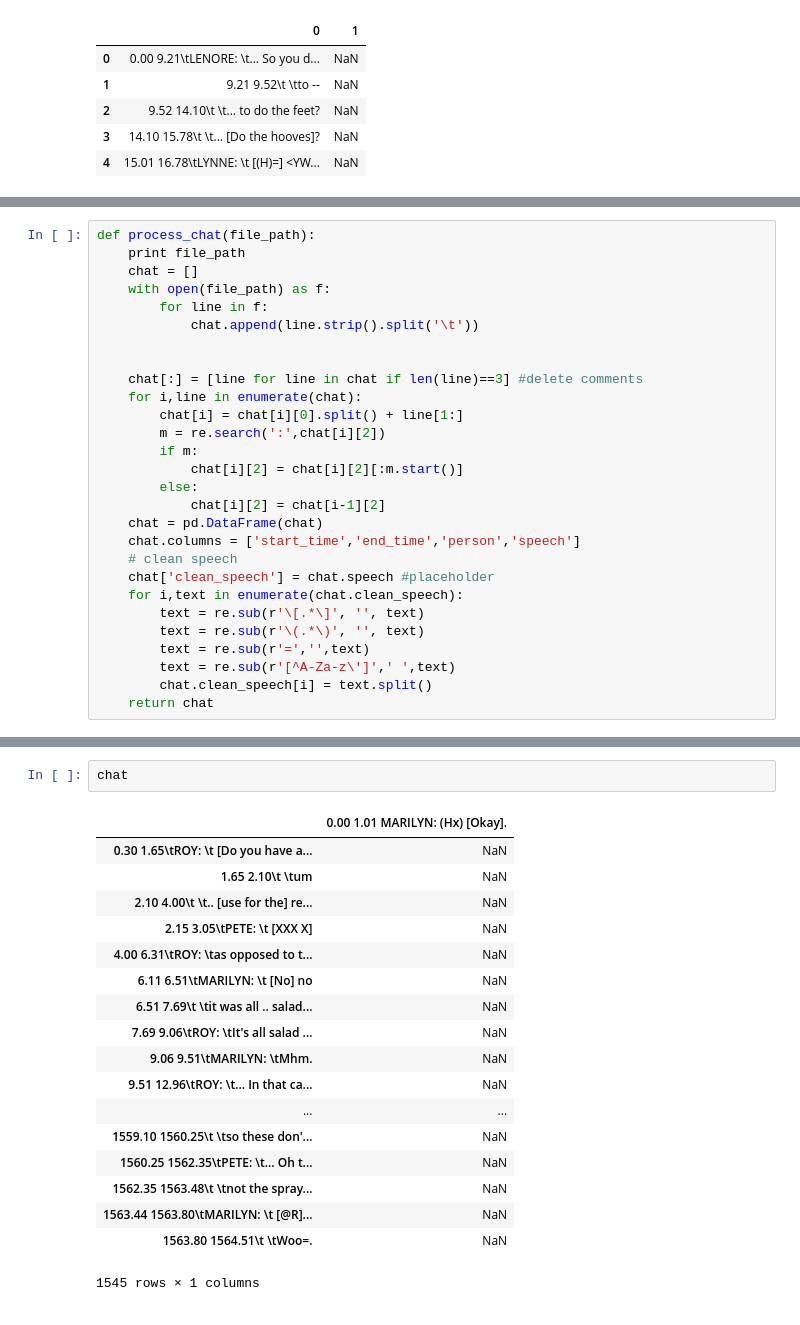
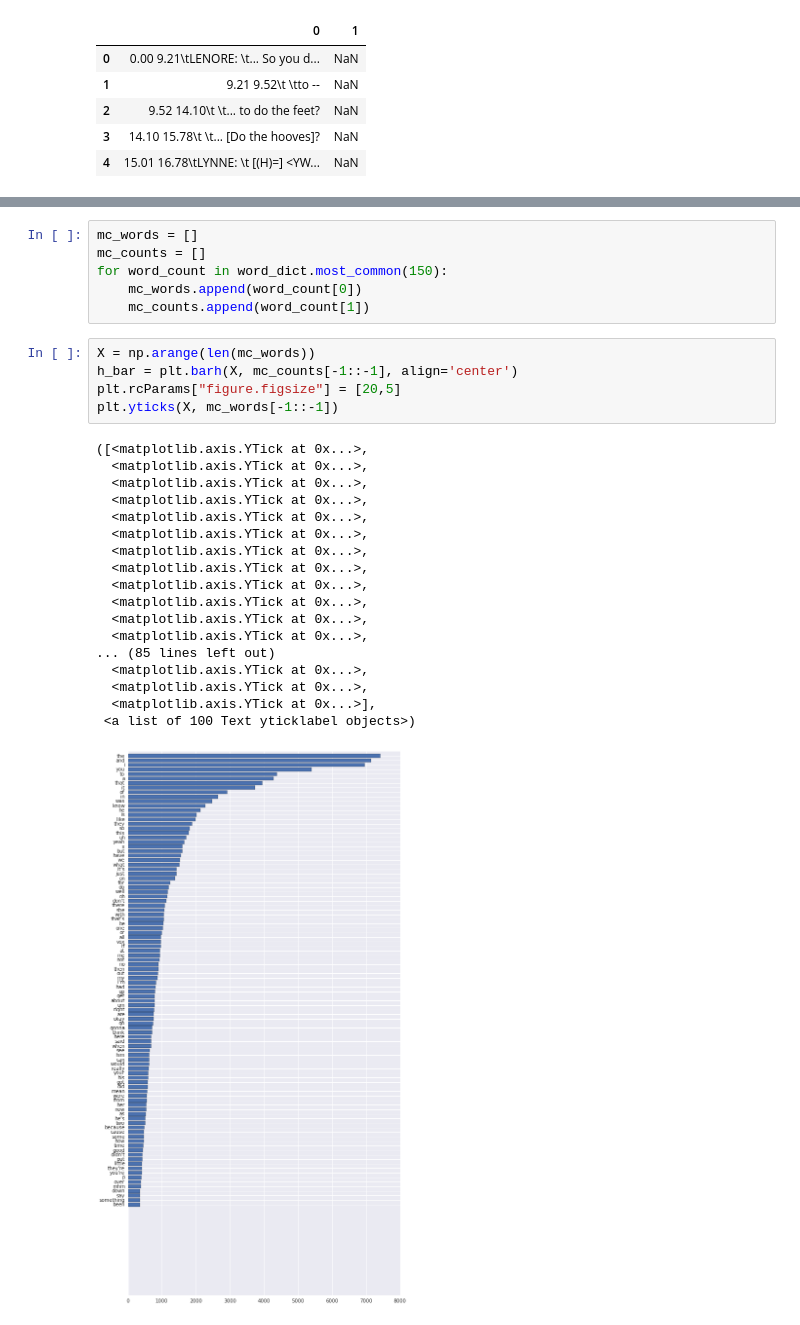
Before and after one commit to lfjover/spoken_english, a Jupyter notebook: spoken_english.ipynb, the cells around one changed output, grey strips where cells are left out. Drawn from its saved outputs; the diff is of its cells as text.

Commit message:
word hist

```diff
--- a/spoken_english.ipynb
+++ b/spoken_english.ipynb
@@ -59,28 +92,0 @@ data/transcripts/SBC018.trn
-# %%
-def process_chat(file_path):
-    print file_path
-    chat = []
-    with open(file_path) as f:
-        for line in f:
-            chat.append(line.strip().split('\t'))
-
-
-    chat[:] = [line for line in chat if len(line)==3] #delete comments
-    for i,line in enumerate(chat):
-        chat[i] = chat[i][0].split() + line[1:]
-        m = re.search(':',chat[i][2])
-        if m:
-            chat[i][2] = chat[i][2][:m.start()]
-        else:
-            chat[i][2] = chat[i-1][2]
-    chat = pd.DataFrame(chat)
-    chat.columns = ['start_time','end_time','person','speech']
-    # clean speech
-    chat['clean_speech'] = chat.speech #placeholder
-    for i,text in enumerate(chat.clean_speech):
-        text = re.sub(r'\[.*\]', '', text)
-        text = re.sub(r'\(.*\)', '', text)
-        text = re.sub(r'=','',text)
-        text = re.sub(r'[^A-Za-z\']',' ',text)
-        chat.clean_speech[i] = text.split()
-    return chat
@@ -132,21 +114,30 @@ ValueError: Length mismatch: Expected axis has 6 elements, new values have 4 ele
-# %%
-chat
-# %% [output]
-|  | 0.00 1.01 MARILYN: (Hx) [Okay]. |
-| 0.30 1.65\tROY: \t [Do you have a... | NaN |
-| 1.65 2.10\t \tum | NaN |
-| 2.10 4.00\t \t.. [use for the] re... | NaN |
-| 2.15 3.05\tPETE: \t [XXX X] | NaN |
-| 4.00 6.31\tROY: \tas opposed to t... | NaN |
-| 6.11 6.51\tMARILYN: \t [No] no | NaN |
-| 6.51 7.69\t \tit was all .. salad... | NaN |
-| 7.69 9.06\tROY: \tIt's all salad ... | NaN |
-| 9.06 9.51\tMARILYN: \tMhm. | NaN |
-| 9.51 12.96\tROY: \t... In that ca... | NaN |
-| ... | ... |
-| 1559.10 1560.25\t \tso these don'... | NaN |
-| 1560.25 1562.35\tPETE: \t... Oh t... | NaN |
-| 1562.35 1563.48\t \tnot the spray... | NaN |
-| 1563.44 1563.80\tMARILYN: \t [@R]... | NaN |
-| 1563.80 1564.51\t \tWoo=. | NaN |
-1545 rows × 1 columns
+# %%
+mc_words = []
+mc_counts = []
+for word_count in word_dict.most_common(150):
+    mc_words.append(word_count[0])
+    mc_counts.append(word_count[1])
+# %%
+X = np.arange(len(mc_words))
+h_bar = plt.barh(X, mc_counts[-1::-1], align='center')
+plt.rcParams["figure.figsize"] = [20,5]
+plt.yticks(X, mc_words[-1::-1])
+# %% [output]
+([<matplotlib.axis.YTick at 0x...>,
+  <matplotlib.axis.YTick at 0x...>,
+  <matplotlib.axis.YTick at 0x...>,
+  <matplotlib.axis.YTick at 0x...>,
+  <matplotlib.axis.YTick at 0x...>,
+  <matplotlib.axis.YTick at 0x...>,
+  <matplotlib.axis.YTick at 0x...>,
+  <matplotlib.axis.YTick at 0x...>,
+  <matplotlib.axis.YTick at 0x...>,
+  <matplotlib.axis.YTick at 0x...>,
+  <matplotlib.axis.YTick at 0x...>,
+  <matplotlib.axis.YTick at 0x...>,
+... (85 lines left out)
+  <matplotlib.axis.YTick at 0x...>,
+  <matplotlib.axis.YTick at 0x...>,
+  <matplotlib.axis.YTick at 0x...>],
+ <a list of 100 Text yticklabel objects>)
+[figure, added]
```
Also changed, not shown: parts of 12 cells of this notebook, 1 other file.
